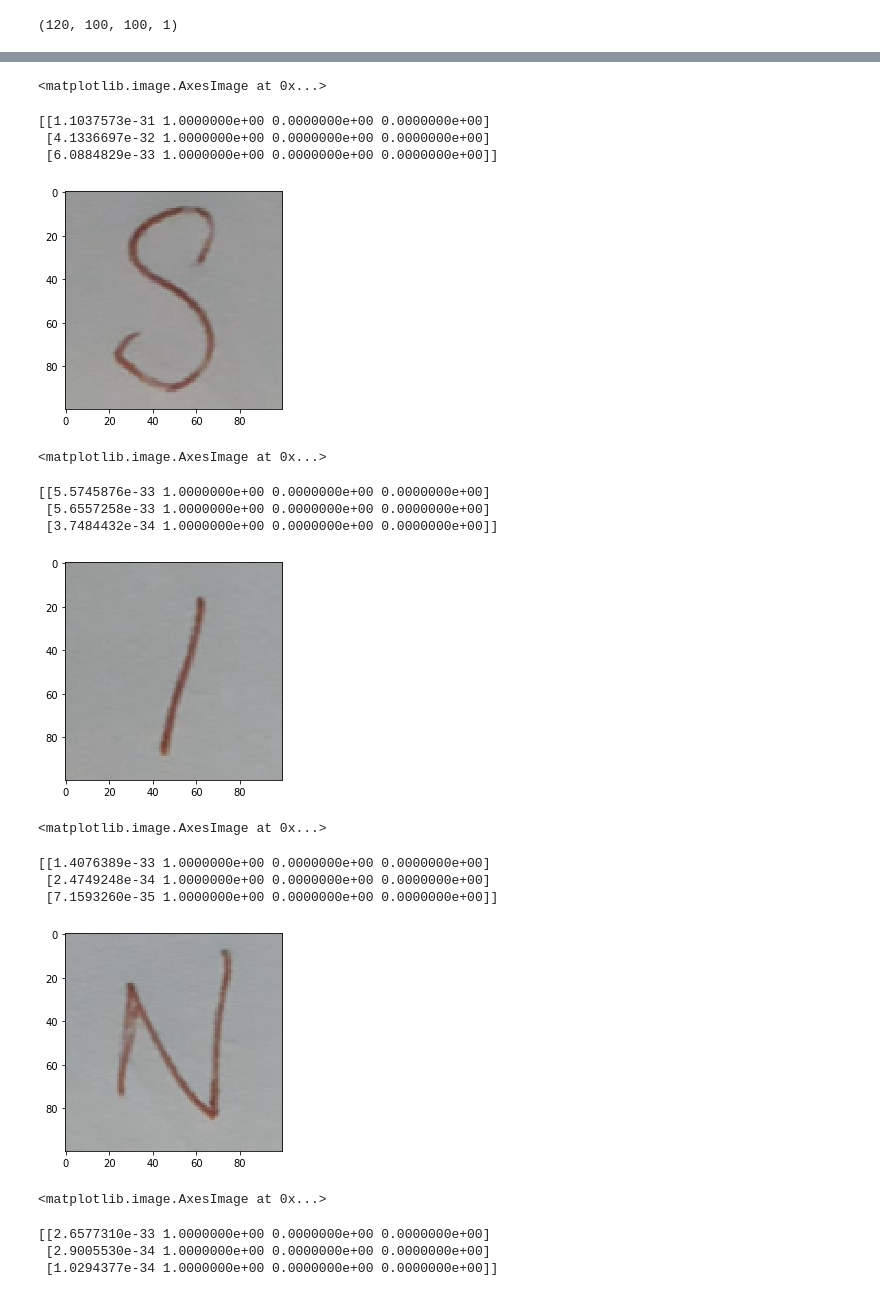
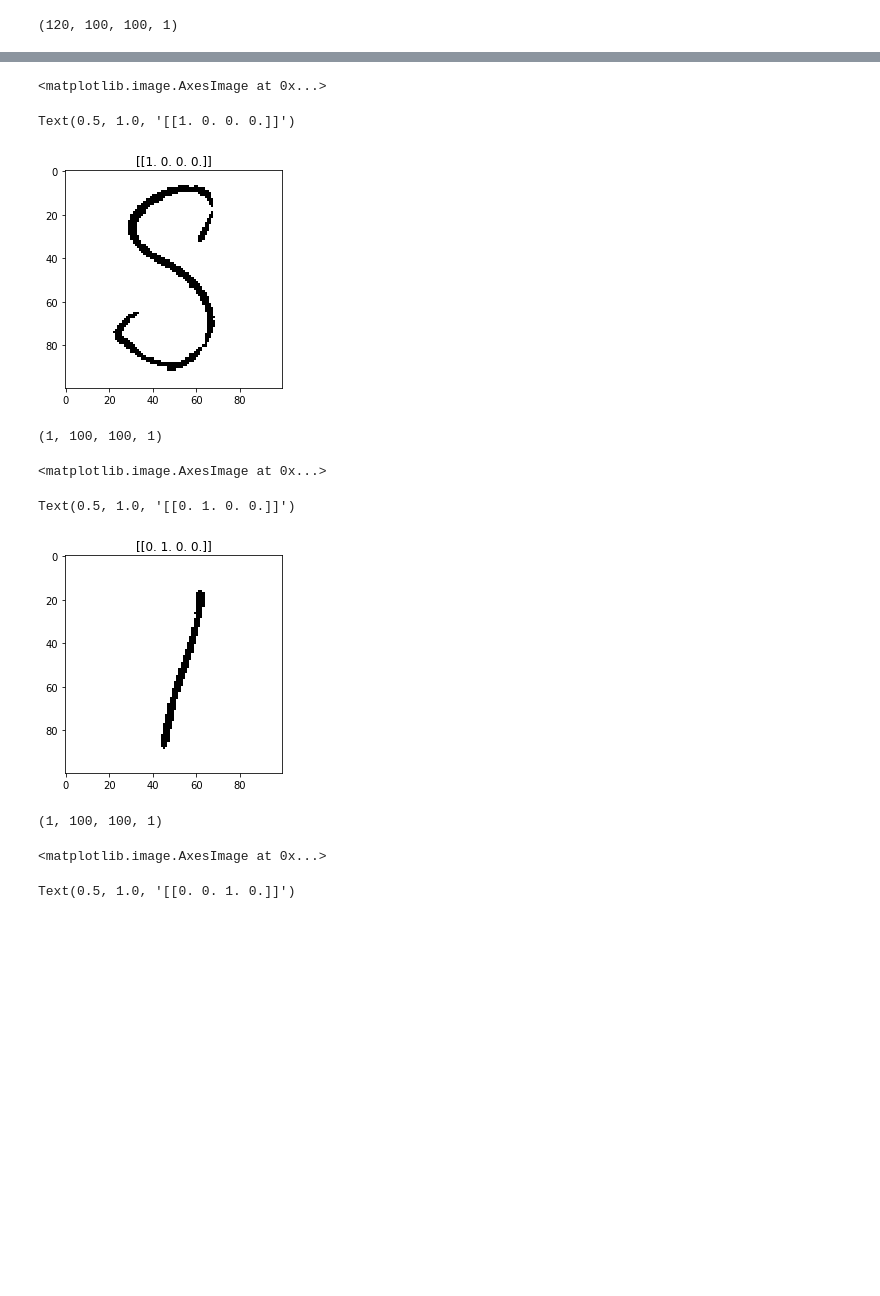
Before and after one commit to nicolas2192/OCR, a Jupyter notebook: notebooks/Putting all together.ipynb, the cells around one changed output, grey strips where cells are left out. Cells and saved outputs as stored; diff of their text form; code cells hidden in the pictures; blank space fills up the shorter version.

Commit message:
model working ok!

```diff
--- a/notebooks/Putting all together.ipynb
+++ b/notebooks/Putting all together.ipynb
@@ -33,9 +33,11 @@ def load_letters(path, letters_list):
             img = cv2.imread(os.path.join(path, let, pic))
             gray = cv2.cvtColor(img, cv2.COLOR_BGR2GRAY)
             resized = cv2.resize(gray, (IMG_SIZE, IMG_SIZE))
+            _, threshold = cv2.threshold(resized, 120, 255, cv2.THRESH_BINARY)
 
             # Saving letter image array and target into a list
-            letters.append([resized, letters_list.index(let)])
+            letters.append([threshold, letters_list.index(let)])
+            #letters.append([threshold, let])
 
     return letters
 
@@ -162,6 +185,6 @@ OCR-CNN-1585988495
 # %%
 # Model fitting
-model.fit(X, y, batch_size=16, epochs=10, validation_split=0.2, callbacks=[tb])
+hist = model.fit(X, y, batch_size=16, epochs=10, validation_split=0.2, callbacks=[tb])
 # %% [output]
 Train on 96 samples, validate on 24 samples
 Epoch 1/10
@@ -188,31 +210,28 @@ loss, acc = model.evaluate(X, y)
 # %%
 testpath = "../data/test"
 testimages = os.listdir(testpath)
 for test in testimages:
-    img = cv2.imread(os.path.join(testpath, test), 1)
-    img = cv2.resize(img, (IMG_SIZE, IMG_SIZE))
-    plt.imshow(img, cmap="gray")
-    img = np.array(img).reshape(-1, IMG_SIZE, IMG_SIZE, 1)
-    p = model.predict(img)
-    print(p)
+    img = cv2.imread(os.path.join(testpath, test))
+    gray = cv2.cvtColor(img, cv2.COLOR_BGR2GRAY)
+    resized = cv2.resize(gray, (IMG_SIZE, IMG_SIZE))
+    _, threshold = cv2.threshold(resized, 120, 255, cv2.THRESH_BINARY)
+
+    plt.imshow(threshold, cmap="gray")
+
+    threshold = np.array(threshold).reshape(-1, IMG_SIZE, IMG_SIZE, 1)
+
+    p = model.predict(threshold)
+    plt.title(p)
     plt.show()
+    print(threshold.shape)
 # %% [output]
 <matplotlib.image.AxesImage at 0x...>
-[[1.1037573e-31 1.0000000e+00 0.0000000e+00 0.0000000e+00]
- [4.1336697e-32 1.0000000e+00 0.0000000e+00 0.0000000e+00]
- [6.0884829e-33 1.0000000e+00 0.0000000e+00 0.0000000e+00]]
+Text(0.5, 1.0, '[[1. 0. 0. 0.]]')
-[figure, old version]
+[figure, new version]
-<matplotlib.image.AxesImage at 0x...>
+(1, 100, 100, 1)
-[[5.5745876e-33 1.0000000e+00 0.0000000e+00 0.0000000e+00]
- [5.6557258e-33 1.0000000e+00 0.0000000e+00 0.0000000e+00]
- [3.7484432e-34 1.0000000e+00 0.0000000e+00 0.0000000e+00]]
+<matplotlib.image.AxesImage at 0x...>
+Text(0.5, 1.0, '[[0. 1. 0. 0.]]')
-[figure, old version]
+[figure, new version]
-<matplotlib.image.AxesImage at 0x...>
-[[1.4076389e-33 1.0000000e+00 0.0000000e+00 0.0000000e+00]
- [2.4749248e-34 1.0000000e+00 0.0000000e+00 0.0000000e+00]
- [7.1593260e-35 1.0000000e+00 0.0000000e+00 0.0000000e+00]]
+(1, 100, 100, 1)
-[figure, old version]
 <matplotlib.image.AxesImage at 0x...>
-[[2.6577310e-33 1.0000000e+00 0.0000000e+00 0.0000000e+00]
- [2.9005530e-34 1.0000000e+00 0.0000000e+00 0.0000000e+00]
- [1.0294377e-34 1.0000000e+00 0.0000000e+00 0.0000000e+00]]
+Text(0.5, 1.0, '[[0. 0. 1. 0.]]')
```
Also changed, not shown: parts of 10 cells of this notebook, 15 other files.
